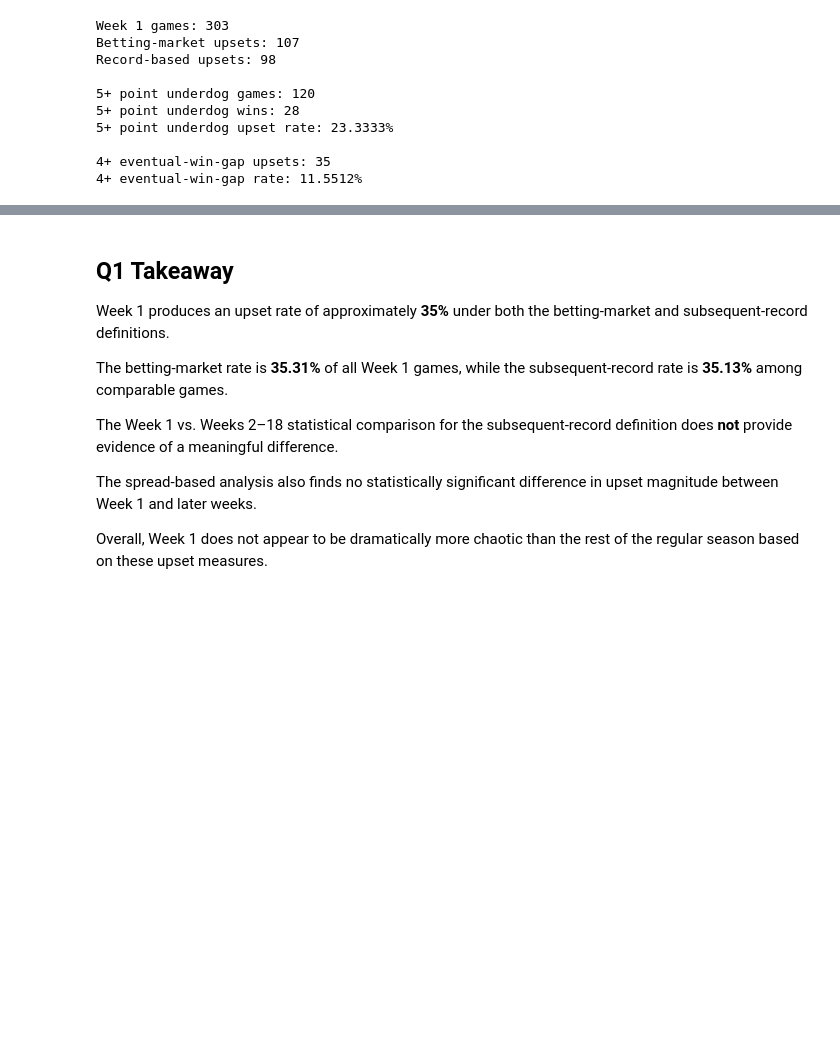
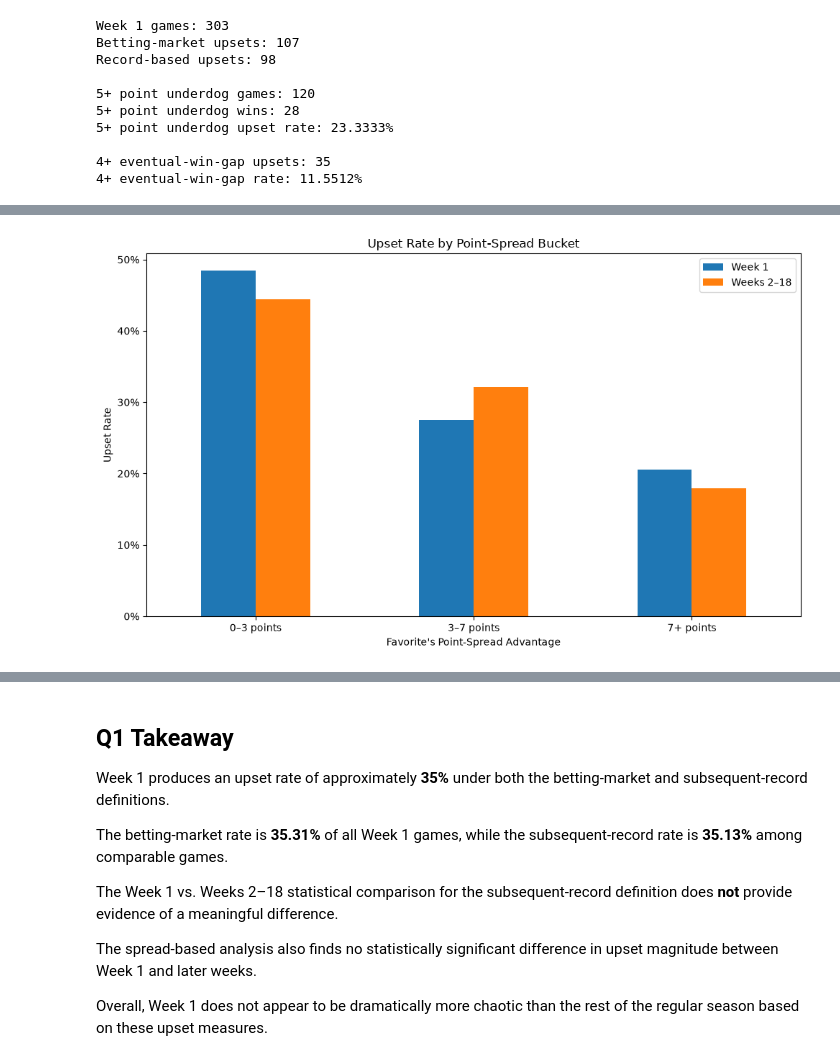
Before and after one commit to natelewis17/Is_NFL_Week1_Chaotic, a Jupyter notebook: notebooks/02_upset_analysis.ipynb, the cells around one changed output, grey strips where cells are left out. Cells and saved outputs as stored; diff of their text form; code cells hidden in the pictures; blank space fills up the shorter version.

```diff
--- a/notebooks/02_upset_analysis.ipynb
+++ b/notebooks/02_upset_analysis.ipynb
@@ -439,0 +562,78 @@ plt.show()
+# %%
+## 6.3 Upset rate by point-spread bucket
+
+spread_analysis = games[
+    (games["favorite_team"] != "PICK")
+    & games["spread_favorite"].notna()
+].copy()
+
+# Convert negative favorite spread into favorite's point advantage
+spread_analysis["favorite_spread_points"] = (
+    -spread_analysis["spread_favorite"]
+)
+
+# Create spread buckets
+spread_analysis["spread_bucket"] = pd.cut(
+    spread_analysis["favorite_spread_points"],
+    bins=[0, 3, 7, np.inf],
+    labels=[
+        "0–3 points",
+        "3–7 points",
+        "7+ points",
+    ],
+    include_lowest=True,
+)
+
+# Create analysis period directly from the existing week column
+spread_analysis["period"] = np.where(
+    spread_analysis["week"] == 1,
+    "Week 1",
+    "Weeks 2–18",
+)
+
+# Calculate upset rates
+spread_rates = (
+    spread_analysis
+    .groupby(
+        ["spread_bucket", "period"],
+        observed=False,
+    )
+    .agg(
+        upset_rate=("betting_upset", "mean"),
+        games=("betting_upset", "size"),
+        upsets=("betting_upset", "sum"),
+    )
+    .reset_index()
+)
+
+# Reshape for plotting
+plot_data = spread_rates.pivot(
+    index="spread_bucket",
+    columns="period",
+    values="upset_rate",
+)
+
+plot_data = plot_data[
+    ["Week 1", "Weeks 2–18"]
+]
+
+# Plot
+ax = plot_data.plot(
+    kind="bar",
+    figsize=(10, 6),
+)
+
+ax.set_xlabel("Favorite's Point-Spread Advantage")
+ax.set_ylabel("Upset Rate")
+ax.set_title("Upset Rate by Point-Spread Bucket")
+
+ax.yaxis.set_major_formatter(
+    plt.matplotlib.ticker.PercentFormatter(1.0)
+)
+
+plt.xticks(rotation=0)
+plt.legend(title="")
+plt.tight_layout()
+plt.show()
+# %% [output]
+[figure, added]
```
Also changed, not shown: parts of 7 cells of this notebook.
